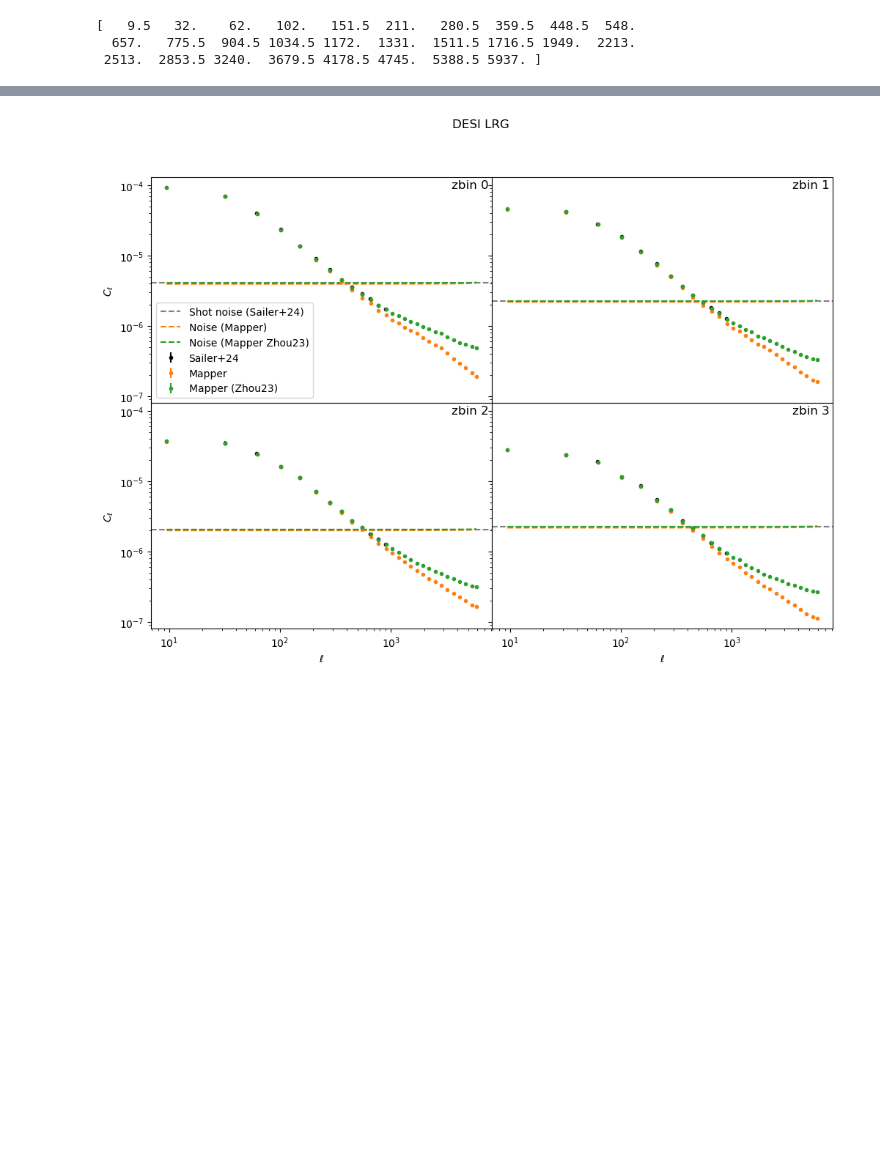
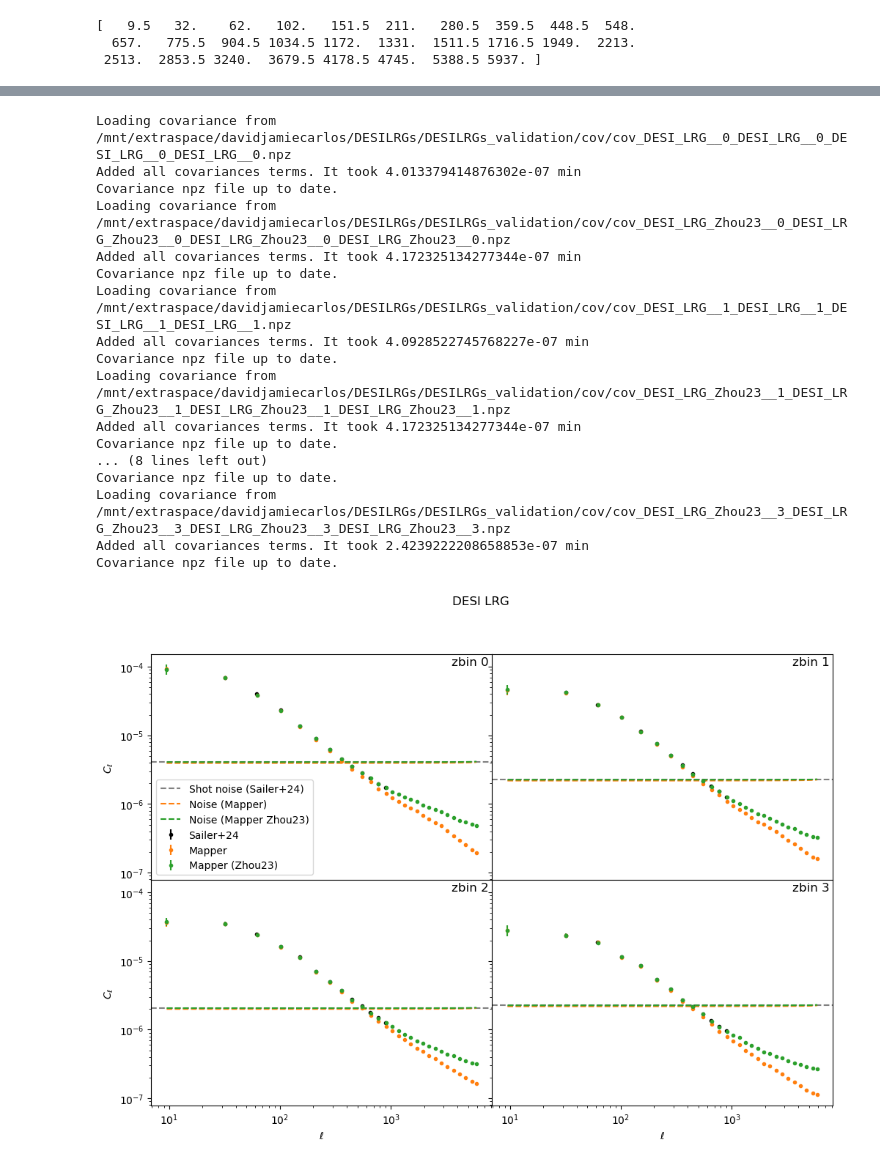
Before and after one commit to Cosmotheka/Cosmotheka_tutorials, a Jupyter notebook: tutorials/DESI_LRG.ipynb, the cells around one changed output, grey strips where cells are left out. Saved outputs shown, nothing was run; the diff lists cells and outputs as text; code cells hidden in the pictures; blank space fills up the shorter version.

```diff
--- a/tutorials/DESI_LRG.ipynb
+++ b/tutorials/DESI_LRG.ipynb
@@ -166,13 +166,11 @@ ax = ax.flatten()
 for zbin in range(4):
     ell, cl = cl_instances[(zbin, zbin)].get_ell_cl()
     _, nl = cl_instances[(zbin, zbin)].get_ell_nl()
-    # err = np.sqrt(np.diag(cov_instances[(zbin, zbin)].get_covariance()))
-    err = np.zeros_like(cl[0])
+    err = np.sqrt(np.diag(cov_instances[(zbin, zbin)].get_covariance()))
 
     ell, cl_Zhou23 = cl_Zhou23_instances[(zbin, zbin)].get_ell_cl()
     _, nl_Zhou23 = cl_Zhou23_instances[(zbin, zbin)].get_ell_nl()
-    # err_Zhou23 = np.sqrt(np.diag(cov_Zhou23_instances[(zbin, zbin)].get_covariance()))
-    err_Zhou23 = np.zeros_like(cl[0])
+    err_Zhou23 = np.sqrt(np.diag(cov_Zhou23_instances[(zbin, zbin)].get_covariance()))
 
     # Sailer's
     pzbin = zbin + 1
@@ -221,13 +236,11 @@ ax = ax.flatten()
 for zbin in range(4):
     ell, cl = cl_instances[(zbin, zbin)].get_ell_cl()
     _, nl = cl_instances[(zbin, zbin)].get_ell_nl()
-    # err = np.sqrt(np.diag(cov_instances[(zbin, zbin)].get_covariance()))
-    err = np.zeros_like(cl[0])
+    err = np.sqrt(np.diag(cov_instances[(zbin, zbin)].get_covariance()))
 
     ell, cl_Zhou23 = cl_Zhou23_instances[(zbin, zbin)].get_ell_cl()
     _, nl_Zhou23 = cl_Zhou23_instances[(zbin, zbin)].get_ell_nl()
-    # err_Zhou23 = np.sqrt(np.diag(cov_Zhou23_instances[(zbin, zbin)].get_covariance()))
-    err_Zhou23 = np.zeros_like(cl[0])
+    err_Zhou23 = np.sqrt(np.diag(cov_Zhou23_instances[(zbin, zbin)].get_covariance()))
 
     # Sailer's
     pzbin = zbin + 1
@@ -241,34 +254,51 @@ for zbin in range(4):
     ax[zbin].errorbar(ell, cl[0], yerr=err, label=f'Mapper', color='C1', fmt='.')
     ax[zbin].errorbar(ell, cl_Zhou23[0], yerr=err_Zhou23, label=f'Mapper (Zhou23)', color='C2', fmt='.')
 
     # Noise
     ax[zbin].axhline(shot, color='gray', linestyle='--', label=f'Shot noise (Sailer+24)')
     ax[zbin].plot(ell, nl[0], color='C1', linestyle='--', label=f'Noise (Mapper)')
     ax[zbin].plot(ell, nl_Zhou23[0], color='C2', linestyle='--', label=f'Noise (Mapper Zhou23)')
 
     # Add text with the redshift bin
     ax[zbin].text(0.99, 0.99, f'zbin {zbin}', transform=ax[zbin].transAxes,
                   fontsize=12, verticalalignment='top', horizontalalignment='right')
 
 
 ax[0].legend()
 
 ax[0].set_ylabel(r'$C_\ell$')
 ax[2].set_ylabel(r'$C_\ell$')
 
 ax[2].set_xlabel(r'$\ell$')
 ax[3].set_xlabel(r'$\ell$')
 
 ax[0].set_yscale("log")
 ax[2].set_yscale("log")
 ax[2].set_xscale("log")
 ax[3].set_xscale("log")
 
 f.suptitle(f'DESI LRG')
 plt.show()
 plt.close()
 # %% [output]
+Loading covariance from /mnt/extraspace/davidjamiecarlos/DESILRGs/DESILRGs_validation/cov/cov_DESI_LRG__0_DESI_LRG__0_DESI_LRG__0_DESI_LRG__0.npz
+Added all covariances terms. It took 4.013379414876302e-07 min
+Covariance npz file up to date.
+Loading covariance from /mnt/extraspace/davidjamiecarlos/DESILRGs/DESILRGs_validation/cov/cov_DESI_LRG_Zhou23__0_DESI_LRG_Zhou23__0_DESI_LRG_Zhou23__0_DESI_LRG_Zhou23__0.npz
+Added all covariances terms. It took 4.172325134277344e-07 min
+Covariance npz file up to date.
+Loading covariance from /mnt/extraspace/davidjamiecarlos/DESILRGs/DESILRGs_validation/cov/cov_DESI_LRG__1_DESI_LRG__1_DESI_LRG__1_DESI_LRG__1.npz
+Added all covariances terms. It took 4.0928522745768227e-07 min
+Covariance npz file up to date.
+Loading covariance from /mnt/extraspace/davidjamiecarlos/DESILRGs/DESILRGs_validation/cov/cov_DESI_LRG_Zhou23__1_DESI_LRG_Zhou23__1_DESI_LRG_Zhou23__1_DESI_LRG_Zhou23__1.npz
+Added all covariances terms. It took 4.172325134277344e-07 min
+Covariance npz file up to date.
+... (8 lines left out)
+Covariance npz file up to date.
+Loading covariance from /mnt/extraspace/davidjamiecarlos/DESILRGs/DESILRGs_validation/cov/cov_DESI_LRG_Zhou23__3_DESI_LRG_Zhou23__3_DESI_LRG_Zhou23__3_DESI_LRG_Zhou23__3.npz
+Added all covariances terms. It took 2.4239222208658853e-07 min
+Covariance npz file up to date.
-[figure, old version]
+[figure, new version]
 # %%
 import numpy as np
 import matplotlib.pyplot as plt
```
Also changed, not shown: parts of 8 cells of this notebook.
